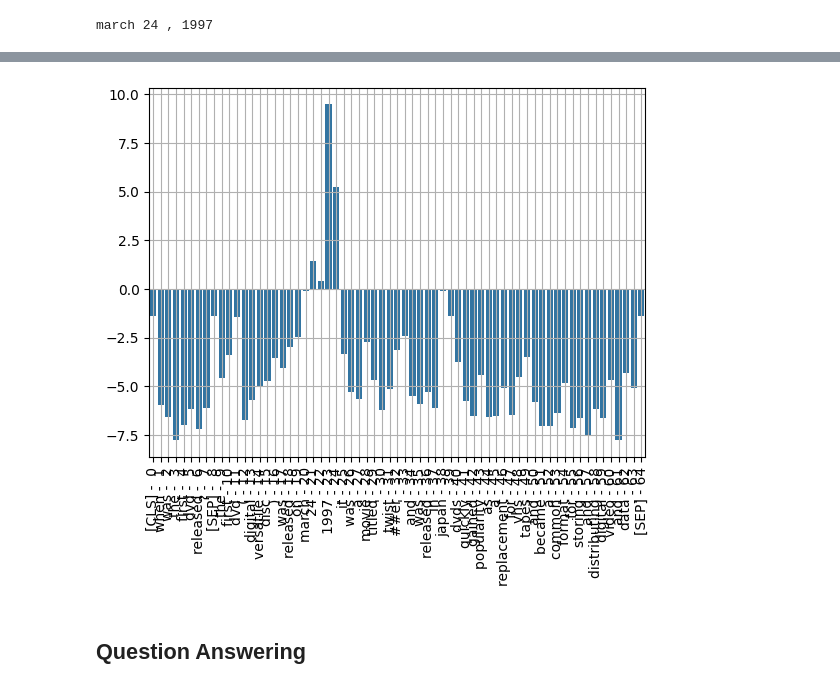
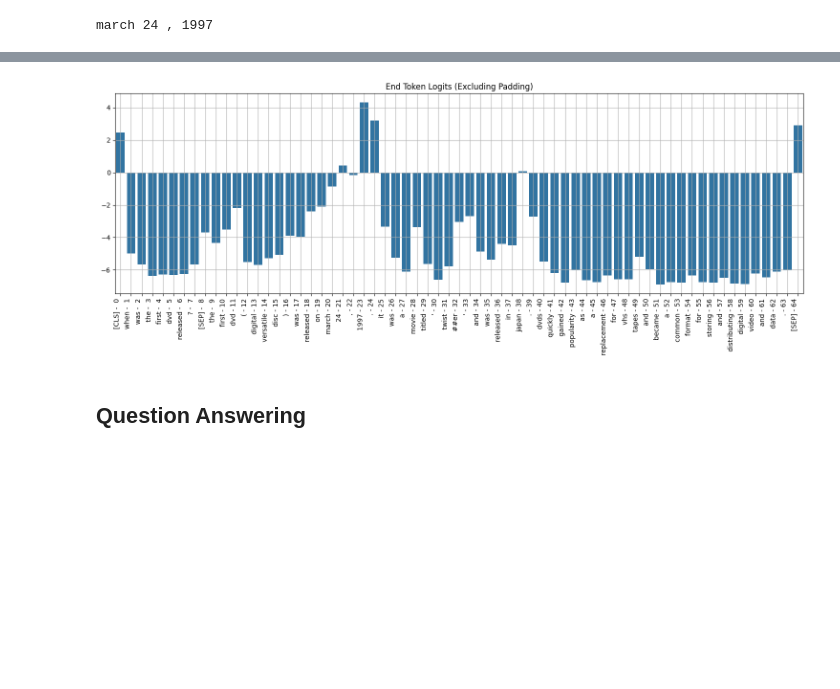
Before and after one commit to VeerX-27G/LLMs, a Jupyter notebook: Question and answer models with BERT.ipynb, the cells around one changed output, grey strips where cells are left out. Drawn from its saved outputs; the diff is of its cells as text; code cells hidden in the pictures; blank space fills up the shorter version.

```diff
--- a/Question and answer models with BERT.ipynb
+++ b/Question and answer models with BERT.ipynb
@@ -30,13 +29,21 @@ tokenizer = BertTokenizer.from_pretrained(model_name)
 # %%
 # example question and text containing the answer
 question = "When was the first dvd released?"
-with open('txt_files/bert_lesson_text.txt', 'r') as file:
+with open('bert_lesson_text.txt', 'r') as file:
     answer_document = file.readline()
     print(answer_document)
 # %% [output]
 The first DVD (Digital Versatile Disc) was released on March 24, 1997. It was a movie titled 'Twister' and was released in Japan. DVDs quickly gained popularity as a replacement for VHS tapes and beca ...
 # %%
-encoding = tokenizer.encode_plus(text=question, text_pair=answer_document)
+encoding = tokenizer(
+    text=question,
+    text_pair=answer_document,
+    add_special_tokens=True,      # Automatically adds [CLS] and [SEP] tokens
+    padding="max_length",         # Pads short inputs up to the max_length
+    truncation=True,              # Truncates inputs longer than the max_length
+    return_attention_mask=True,   # Generates attention mask for the model
+    return_tensors="pt"           # Generates native PyTorch ('pt') tensors
+)
 # %%
 print(encoding)
 # %% [output]
@@ -44,7 +67,9 @@ print(encoding)
 # %%
 inputs = encoding['input_ids']
 sentence_embedding = encoding['token_type_ids']
-tokens = tokenizer.convert_ids_to_tokens(inputs)
+
+# inputs is already a 2D tensor. We extract the first sequence (1D) using inputs[0] to convert back to tokens.
+tokens = tokenizer.convert_ids_to_tokens(inputs[0])
 # %%
 tokenizer.decode(101)
 # %% [output]
@@ -54,7 +79,8 @@ tokenizer.decode(102)
 # %% [output]
 '[SEP]'
 # %%
-output = model(input_ids = torch.tensor([inputs]), token_type_ids = torch.tensor([sentence_embedding]))
+# Pass the already-formed PyTorch tensors directly to the model
+output = model(input_ids = inputs, token_type_ids = sentence_embedding)
 # %% [markdown]
 ## Model output
 # %%
@@ -90,9 +128,21 @@ ax.grid(True)
 # %%
-ax = sns.barplot(x=token_labels, y=e_scores)
-ax.set_xticklabels(ax.get_xticklabels(), rotation=90, ha="center")
+# Find the index of the first [PAD] token to exclude padding from the visualization
+non_pad_length = tokens.index('[PAD]') if '[PAD]' in tokens else len(tokens)
+
+filtered_labels = token_labels[:non_pad_length]
+filtered_e_scores = e_scores[:non_pad_length]
+
+# Plot the end scores for non-padding tokens
+plt.figure(figsize=(15, 6))
+ax = sns.barplot(x=filtered_labels, y=filtered_e_scores)
+ax.set_xticks(np.arange(len(filtered_labels)))
+ax.set_xticklabels(filtered_labels, rotation=90, ha="right")
+ax.set_title("End Token Logits (Excluding Padding)")
 ax.grid(True)
+plt.tight_layout()
+plt.show()
 # %% [output]
-[figure, old version]
+[figure, new version]
 # %% [markdown]
 ## Question Answering
 # %%
```
Also changed, not shown: parts of 7 cells of this notebook, 10 other files.
